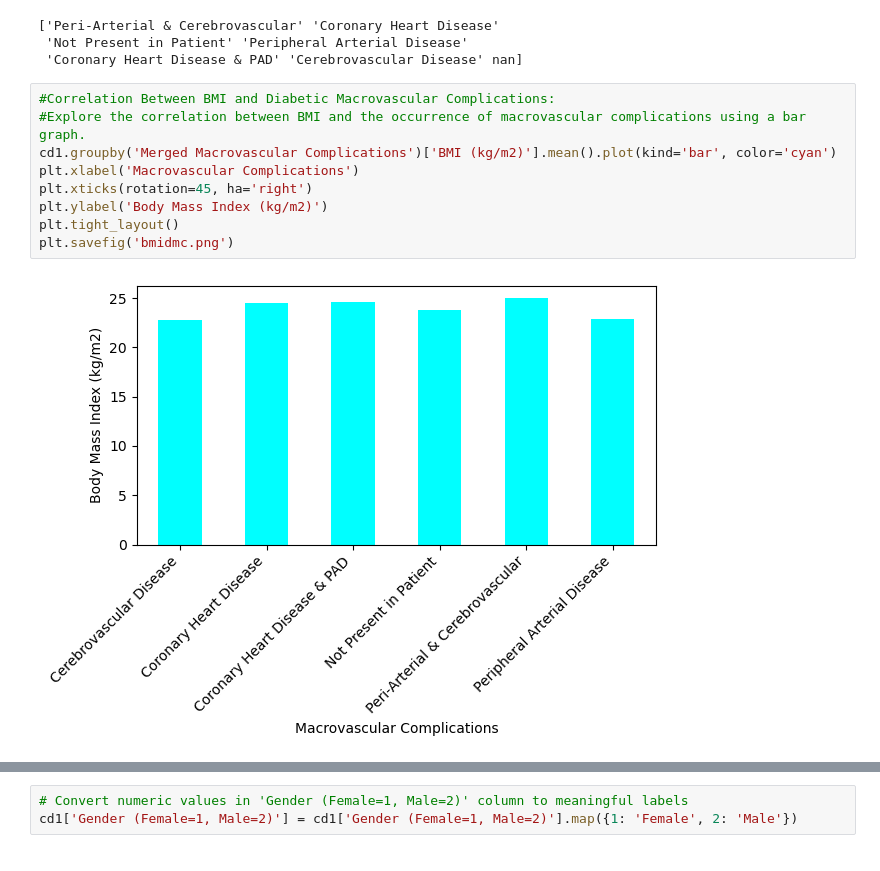
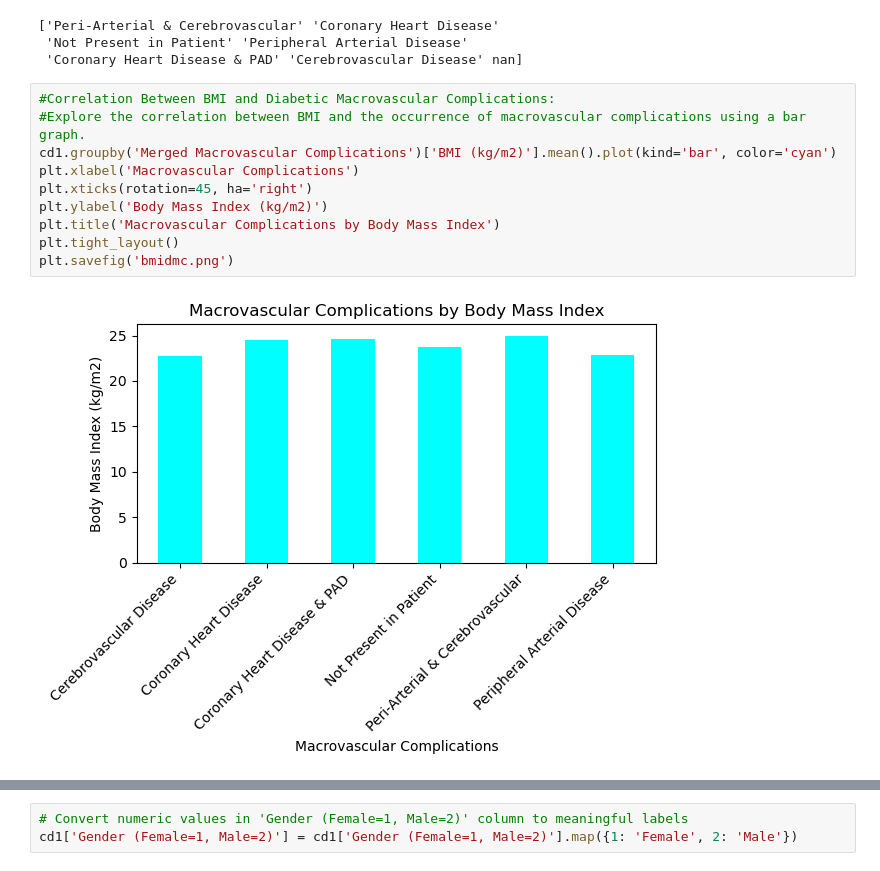
Before and after one commit to LaShawnSykes/Group-3_Project1, a Jupyter notebook: Code/rev_dataset.ipynb, the cells around one changed output, grey strips where cells are left out. Cells and saved outputs as stored; diff of their text form.

Commit message:
Cleaned up PNG, code, and Conversion. Include doc for notation on charts

```diff
--- a/Code/rev_dataset.ipynb
+++ b/Code/rev_dataset.ipynb
@@ -371,14 +384,15 @@ print(cd1['Merged Macrovascular Complications'].unique())
 # %%
 #Correlation Between BMI and Diabetic Macrovascular Complications:
 #Explore the correlation between BMI and the occurrence of macrovascular complications using a bar graph.
 cd1.groupby('Merged Macrovascular Complications')['BMI (kg/m2)'].mean().plot(kind='bar', color='cyan')
 plt.xlabel('Macrovascular Complications')
 plt.xticks(rotation=45, ha='right')
 plt.ylabel('Body Mass Index (kg/m2)')
+plt.title('Macrovascular Complications by Body Mass Index')
 plt.tight_layout()
 plt.savefig('bmidmc.png')
 # %% [output]
-[figure, old version]
+[figure, new version]
 # %%
 # Visualization 5: Histogram of Age Distribution by Microvascular Complications
 plt.figure(figsize=(10, 8))
```
Also changed, not shown: parts of 7 cells of this notebook, 8 other files.
